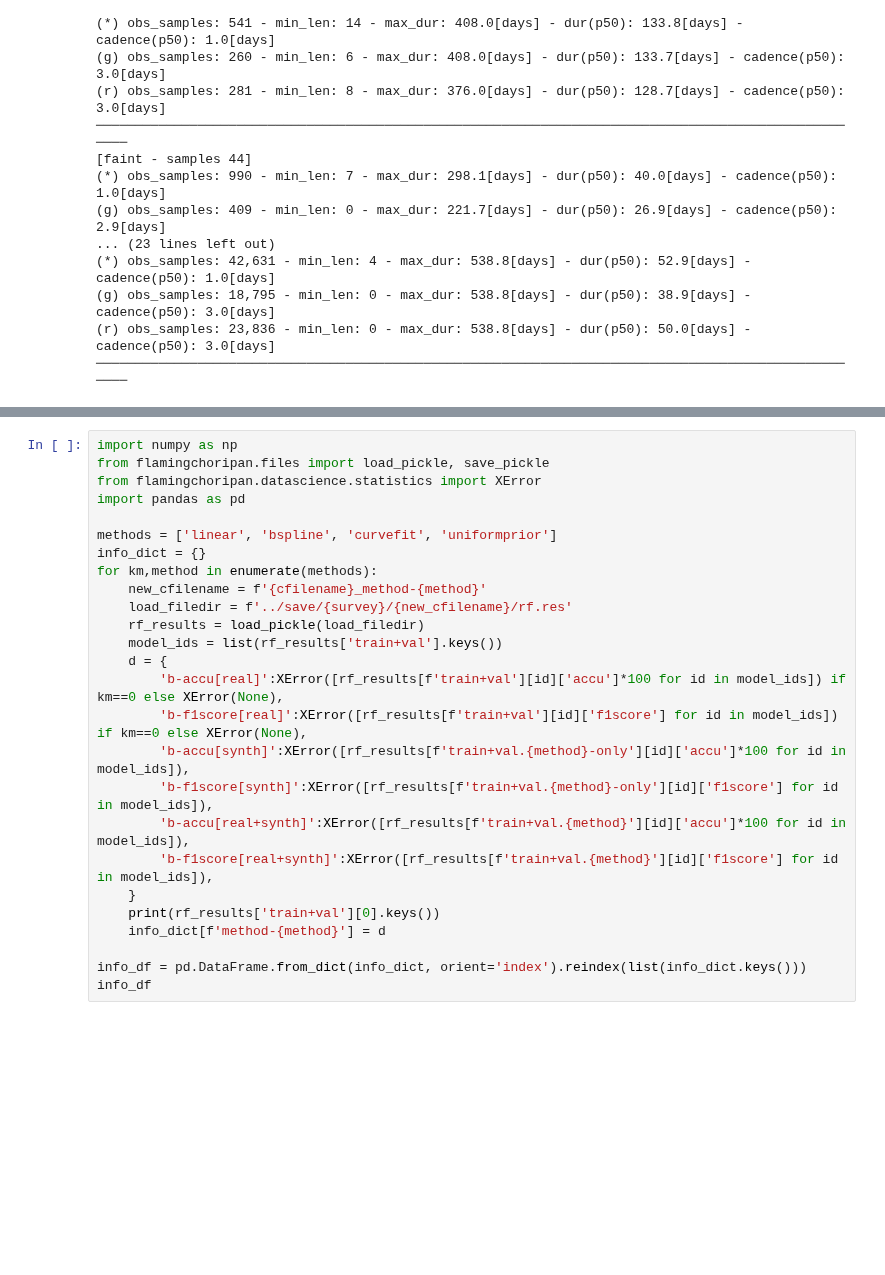
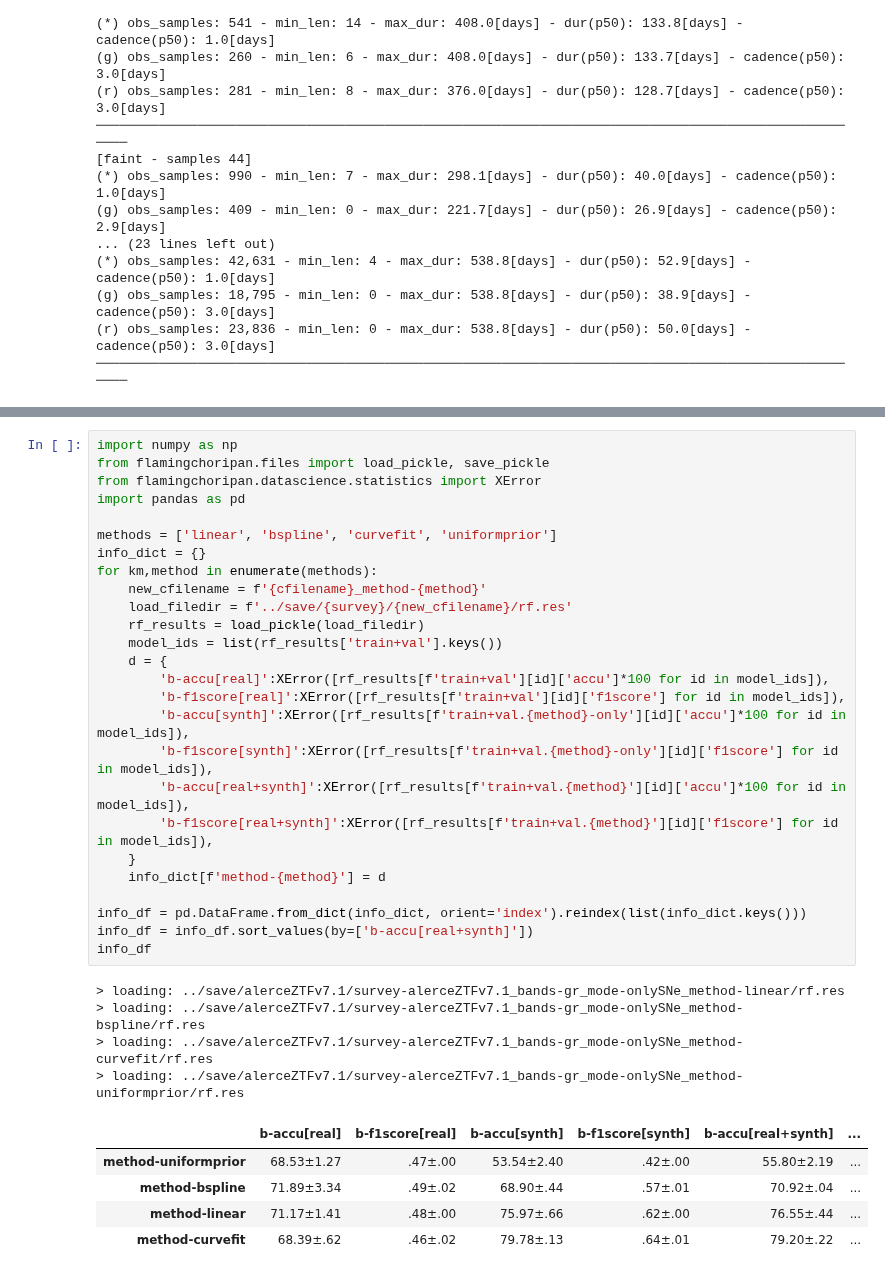
Before and after one commit to opimentel-github/astro-lightcurves-fats, a Jupyter notebook: experiments/random_forest.ipynb, the cells around one changed output, grey strips where cells are left out. Cells and saved outputs as stored; diff of their text form; blank space fills up the shorter version.

Commit message:
rf table

```diff
--- a/experiments/random_forest.ipynb
+++ b/experiments/random_forest.ipynb
@@ -136,29 +134,39 @@ for method in methods:
 # %%
 import numpy as np
 from flamingchoripan.files import load_pickle, save_pickle
 from flamingchoripan.datascience.statistics import XError
 import pandas as pd
 
 methods = ['linear', 'bspline', 'curvefit', 'uniformprior']
 info_dict = {}
 for km,method in enumerate(methods):
     new_cfilename = f'{cfilename}_method-{method}'
     load_filedir = f'../save/{survey}/{new_cfilename}/rf.res'
     rf_results = load_pickle(load_filedir)
     model_ids = list(rf_results['train+val'].keys())
     d = {
-        'b-accu[real]':XError([rf_results[f'train+val'][id]['accu']*100 for id in model_ids]) if km==0 else XError(None),
-        'b-f1score[real]':XError([rf_results[f'train+val'][id]['f1score'] for id in model_ids]) if km==0 else XError(None),
+        'b-accu[real]':XError([rf_results[f'train+val'][id]['accu']*100 for id in model_ids]),
+        'b-f1score[real]':XError([rf_results[f'train+val'][id]['f1score'] for id in model_ids]),
         'b-accu[synth]':XError([rf_results[f'train+val.{method}-only'][id]['accu']*100 for id in model_ids]),
         'b-f1score[synth]':XError([rf_results[f'train+val.{method}-only'][id]['f1score'] for id in model_ids]),
         'b-accu[real+synth]':XError([rf_results[f'train+val.{method}'][id]['accu']*100 for id in model_ids]),
         'b-f1score[real+synth]':XError([rf_results[f'train+val.{method}'][id]['f1score'] for id in model_ids]),
     }
-    print(rf_results['train+val'][0].keys())
     info_dict[f'method-{method}'] = d
 
 info_df = pd.DataFrame.from_dict(info_dict, orient='index').reindex(list(info_dict.keys()))
+info_df = info_df.sort_values(by=['b-accu[real+synth]'])
 info_df
+# %% [output]
+> loading: ../save/alerceZTFv7.1/survey-alerceZTFv7.1_bands-gr_mode-onlySNe_method-linear/rf.res
+> loading: ../save/alerceZTFv7.1/survey-alerceZTFv7.1_bands-gr_mode-onlySNe_method-bspline/rf.res
+> loading: ../save/alerceZTFv7.1/survey-alerceZTFv7.1_bands-gr_mode-onlySNe_method-curvefit/rf.res
+> loading: ../save/alerceZTFv7.1/survey-alerceZTFv7.1_bands-gr_mode-onlySNe_method-uniformprior/rf.res
+|  | b-accu[real] | b-f1score[real] | b-accu[synth] | b-f1score[synth] | b-accu[real+synth] | ... |
+| method-uniformprior | 68.53±1.27 | .47±.00 | 53.54±2.40 | .42±.00 | 55.80±2.19 | ... |
+| method-bspline | 71.89±3.34 | .49±.02 | 68.90±.44 | .57±.01 | 70.92±.04 | ... |
+| method-linear | 71.17±1.41 | .48±.00 | 75.97±.66 | .62±.00 | 76.55±.44 | ... |
+| method-curvefit | 68.39±.62 | .46±.02 | 79.78±.13 | .64±.01 | 79.20±.22 | ... |
 # %%
 %load_ext autoreload
 %autoreload 2
```
Also changed, not shown: parts of 2 cells of this notebook.
